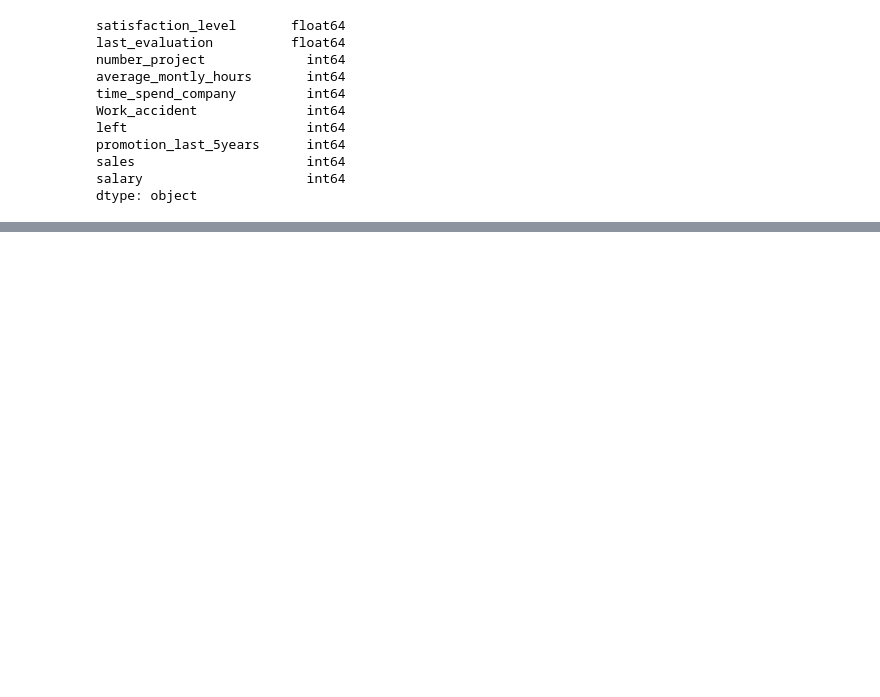
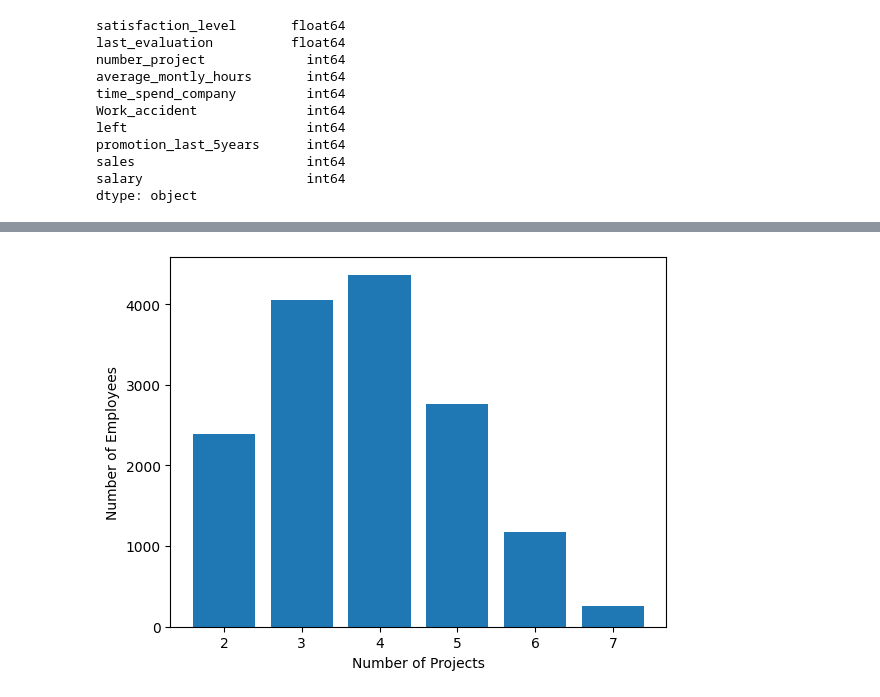
Before and after one commit to LotfollahKarimi/Test1, a Jupyter notebook: Untitled7.ipynb, the cells around one changed output, grey strips where cells are left out. Drawn from its saved outputs; the diff is of its cells as text; code cells hidden in the pictures; blank space fills up the shorter version.

```diff
--- a/Untitled7.ipynb
+++ b/Untitled7.ipynb
@@ -46,0 +75,8 @@ dtype: object
+# %%
+num_projects=data.groupby('number_project').count()
+plt.bar(num_projects.index.values, num_projects['satisfaction_level'])
+plt.xlabel('Number of Projects')
+plt.ylabel('Number of Employees')
+plt.show()
+# %% [output]
+[figure, added]
```
Also changed, not shown: parts of 10 cells of this notebook.
